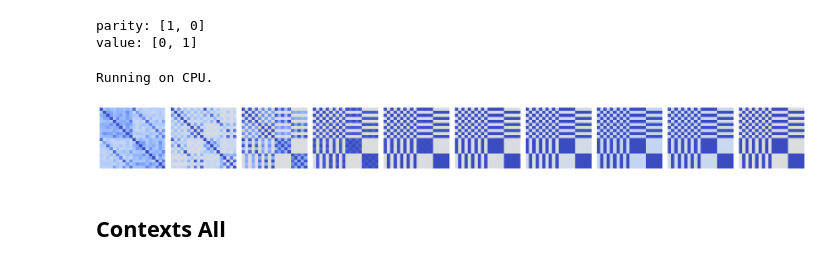
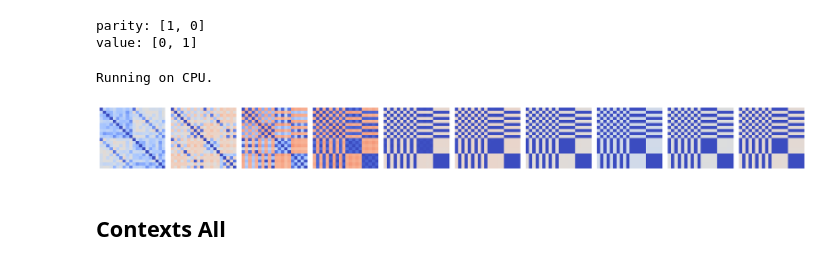
Before and after one commit to LofNaDI/neural-representations-multitasking, a Jupyter notebook: figures/figure03/figure03a_rsa_contexts.ipynb, the cells around one changed output. Cells and saved outputs as stored; diff of their text form; code cells hidden in the pictures.

```diff
--- a/figures/figure03/figure03a_rsa_contexts.ipynb
+++ b/figures/figure03/figure03a_rsa_contexts.ipynb
@@ -91,7 +91,7 @@ device = get_device()
 criterion = nn.CrossEntropyLoss()
 
 seeds_task_swithing  = sorted(list(results_task_switching.keys()))
-list_sm_task_switching_first = []
+list_rdm_task_switching_first = []
 
 for i_seed, seed in tqdm(enumerate(seeds_task_swithing), total=num_runs):
     state_dict = results_task_switching[seed]['model']
@@ -123,29 +123,29 @@ for i_seed, seed in tqdm(enumerate(seeds_task_swithing), total=num_runs):
                                             list_labels=numbers,
                                             tasks_names=tasks_names)
 
-    sm_dict = calculate_sm(mean_activations,
-                            tasks_names=tasks_names)
+    rdm_dict = calculate_rdm(mean_activations,
+                             tasks_names=tasks_names)
 
-    list_sm_task_switching_first.append(sm_dict)
+    list_rdm_task_switching_first.append(rdm_dict)
 # %% [output]
 Running on CPU.
 # %%
-mean_sm_first = {}
+mean_rdm_first = {}
 num_layers = len(num_hidden)
 
 for layer in range(num_layers):
-    mean_sm_first[layer+1] = np.zeros((num_tasks * 10, num_tasks * 10))
-    for rdm in list_sm_task_switching_first:
-        mean_sm_first[layer+1] += rdm[layer+1]
-    mean_sm_first[layer+1] /= num_runs
+    mean_rdm_first[layer+1] = np.zeros((num_tasks * 10, num_tasks * 10))
+    for rdm in list_rdm_task_switching_first:
+        mean_rdm_first[layer+1] += rdm[layer+1]
+    mean_rdm_first[layer+1] /= num_runs
 
 fig, ax = plt.subplots(1, num_layers, figsize=(2 * num_layers, 2))
-plot_sm(ax, mean_sm_first, num_hidden)
+plot_rdm(ax, mean_rdm_first, num_hidden, cmap='coolwarm', vmin=0, vmax=2)
 fig.tight_layout()
-fig.savefig(path_figure_rdm_first)
+# fig.savefig(path_figure_rdm_first)
 plt.show()
 # %% [output]
-[figure, old version]
+[figure, new version]
 # %% [markdown]
 ## Contexts All
 # %%
```
Also changed, not shown: parts of 14 cells of this notebook, 14 other files.
